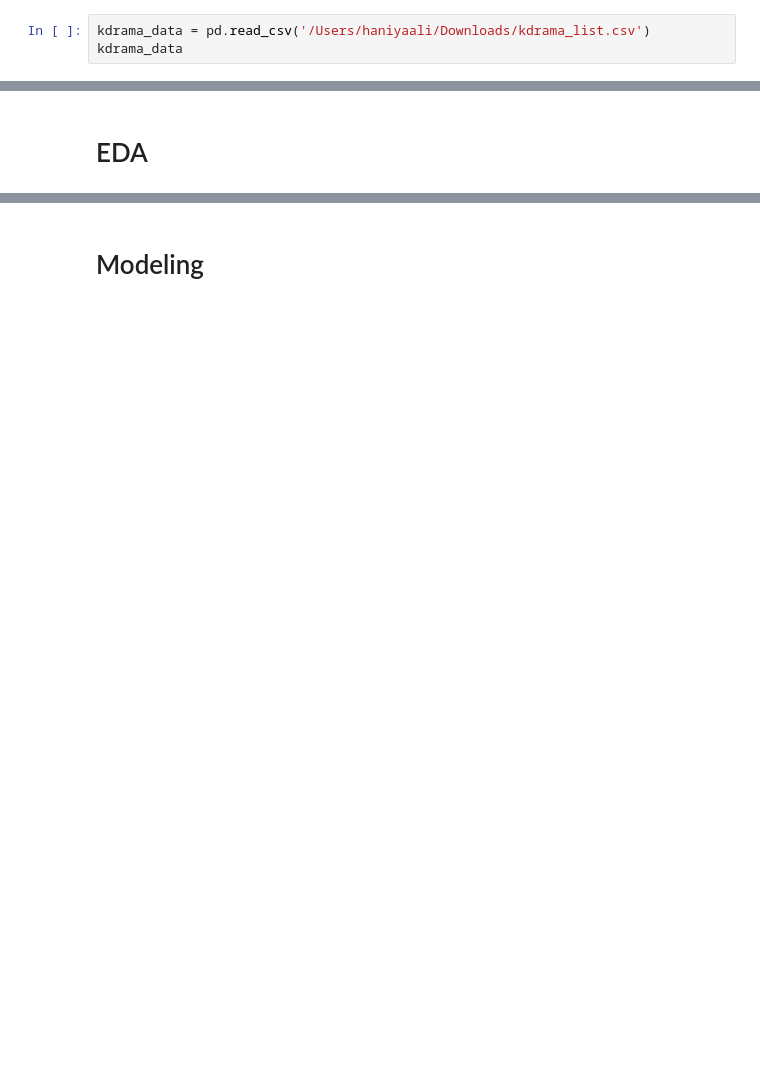
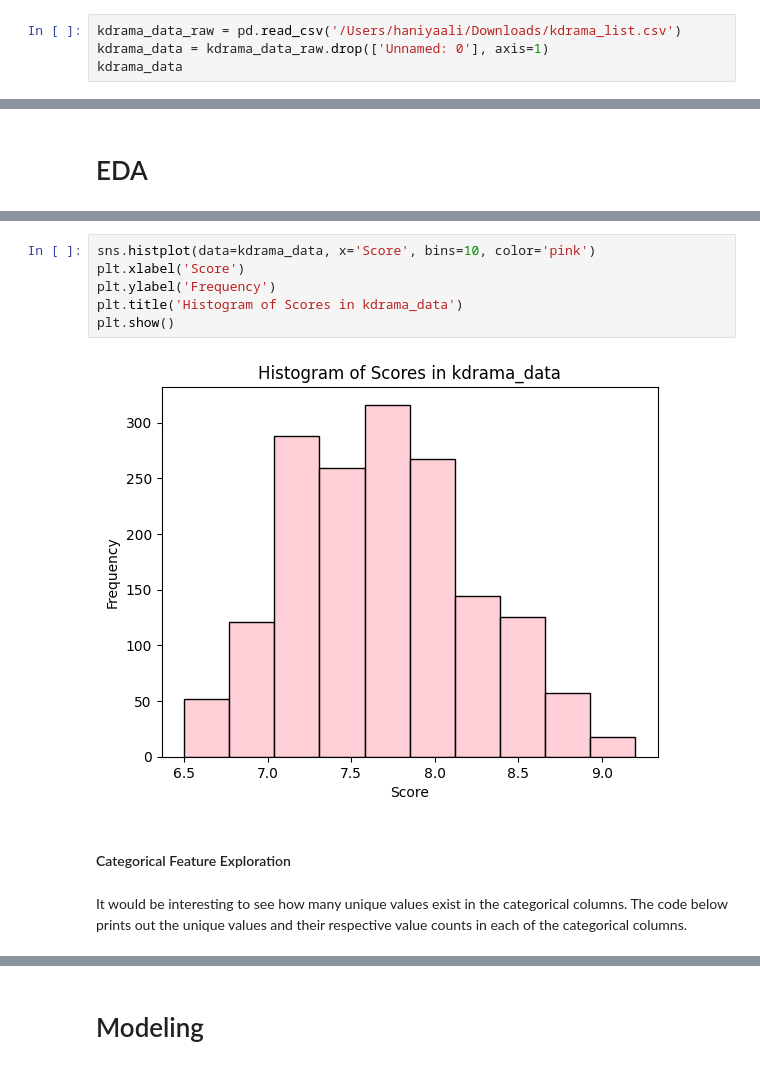
Before and after one commit to haniya-ali/KdramaRecommenderSystemProject, a Jupyter notebook: Kdrama Recommender System.ipynb, the cells around one changed output, grey strips where cells are left out. Saved outputs shown, nothing was run; the diff lists cells and outputs as text; blank space fills up the shorter version.

```diff
--- a/Kdrama Recommender System.ipynb
+++ b/Kdrama Recommender System.ipynb
@@ -9,6 +31,7 @@ import pandas as pd
 # %% [markdown]
 ## Dataset
 # %%
-kdrama_data = pd.read_csv('/Users/haniyaali/Downloads/kdrama_list.csv')
+kdrama_data_raw = pd.read_csv('/Users/haniyaali/Downloads/kdrama_list.csv')
+kdrama_data = kdrama_data_raw.drop(['Unnamed: 0'], axis=1)
 kdrama_data
 # %% [output]
@@ -29,0 +88,12 @@ kdrama_data
+# %%
+sns.histplot(data=kdrama_data, x='Score', bins=10, color='pink')
+plt.xlabel('Score')
+plt.ylabel('Frequency')
+plt.title('Histogram of Scores in kdrama_data')
+plt.show()
+# %% [output]
+[figure, added]
+# %% [markdown]
+#### Categorical Feature Exploration
+# %% [markdown]
+It would be interesting to see how many unique values exist in the categorical columns. The code below prints out the unique values and their respective value counts in each of the categorical columns.
```
Also changed, not shown: parts of 42 cells of this notebook.
